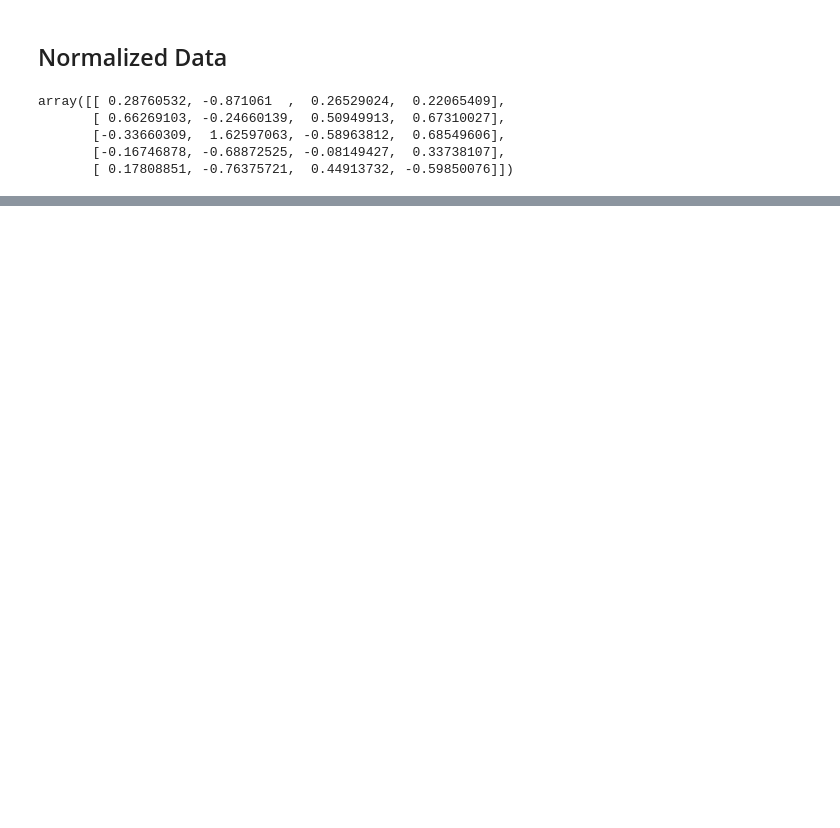
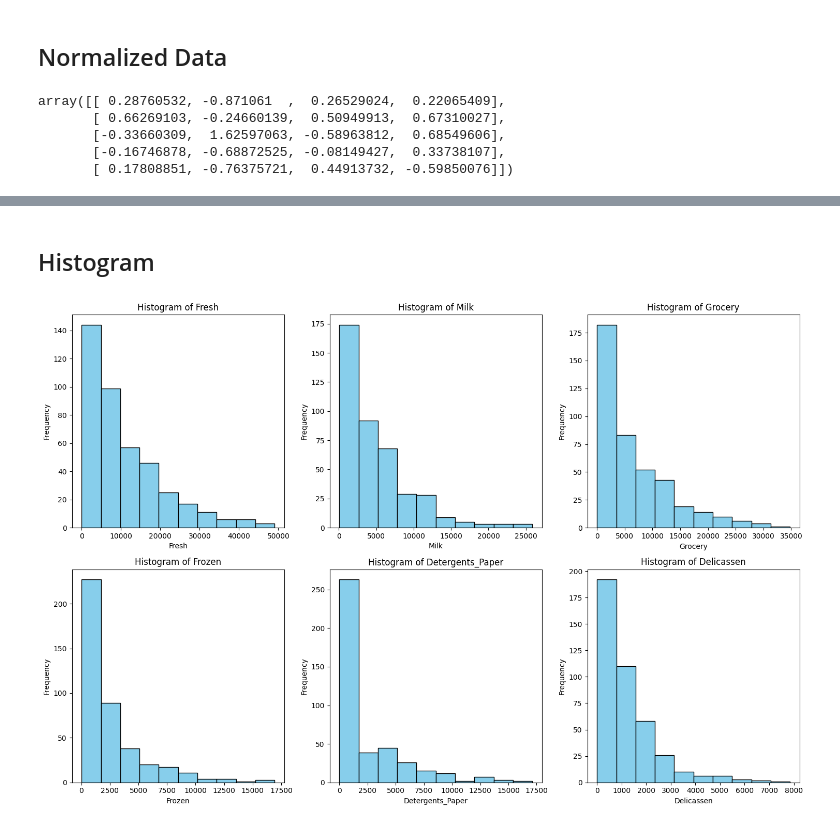
Before and after one commit to SobiaNoorAI/Wholesale-Customer-Segmentation-and-Spending-Behavior-Analysis-By-ML, a Jupyter notebook: K_Means_Clustering_Wholesale_Customers.ipynb, the cells around one changed output, grey strips where cells are left out. Drawn from its saved outputs; the diff is of its cells as text; code cells hidden in the pictures; blank space fills up the shorter version.

```diff
--- a/K_Means_Clustering_Wholesale_Customers.ipynb
+++ b/K_Means_Clustering_Wholesale_Customers.ipynb
@@ -133,0 +149,15 @@ array([[ 0.28760532, -0.871061  ,  0.26529024,  0.22065409],
+# %% [markdown]
+## Histogram
+# %%
+# Create a histogram for each feature or column
+plt.figure(figsize=(15, 10))
+for i, col in enumerate(Wholesale_df_filtered.columns):
+    plt.subplot(2, 3, i + 1)  # Adjust subplot grid as needed
+    plt.hist(Wholesale_df_filtered[col], bins=10, color='skyblue', edgecolor='black')
+    plt.title(f'Histogram of {col}')
+    plt.xlabel(col)
+    plt.ylabel('Frequency')
+plt.tight_layout()  # Adjust layout to prevent overlapping
+plt.show()
+# %% [output]
+[figure, added]
```
Also changed, not shown: parts of 6 cells of this notebook.
